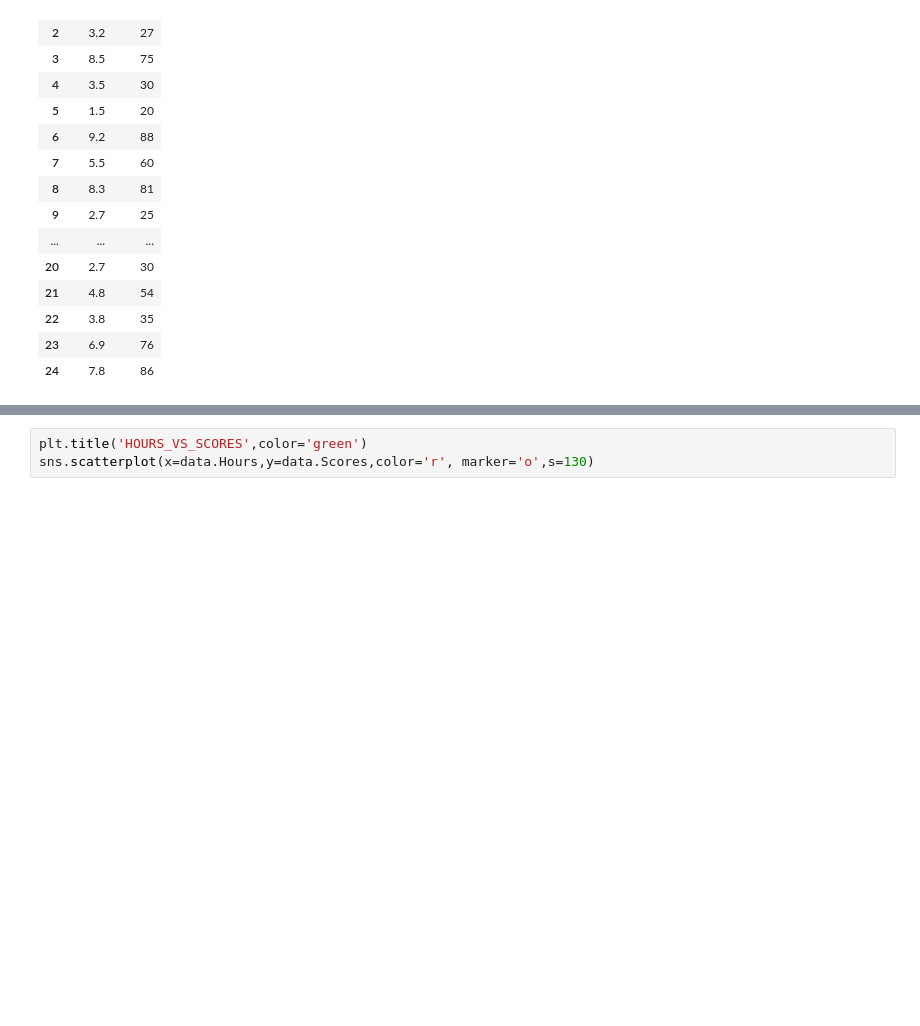
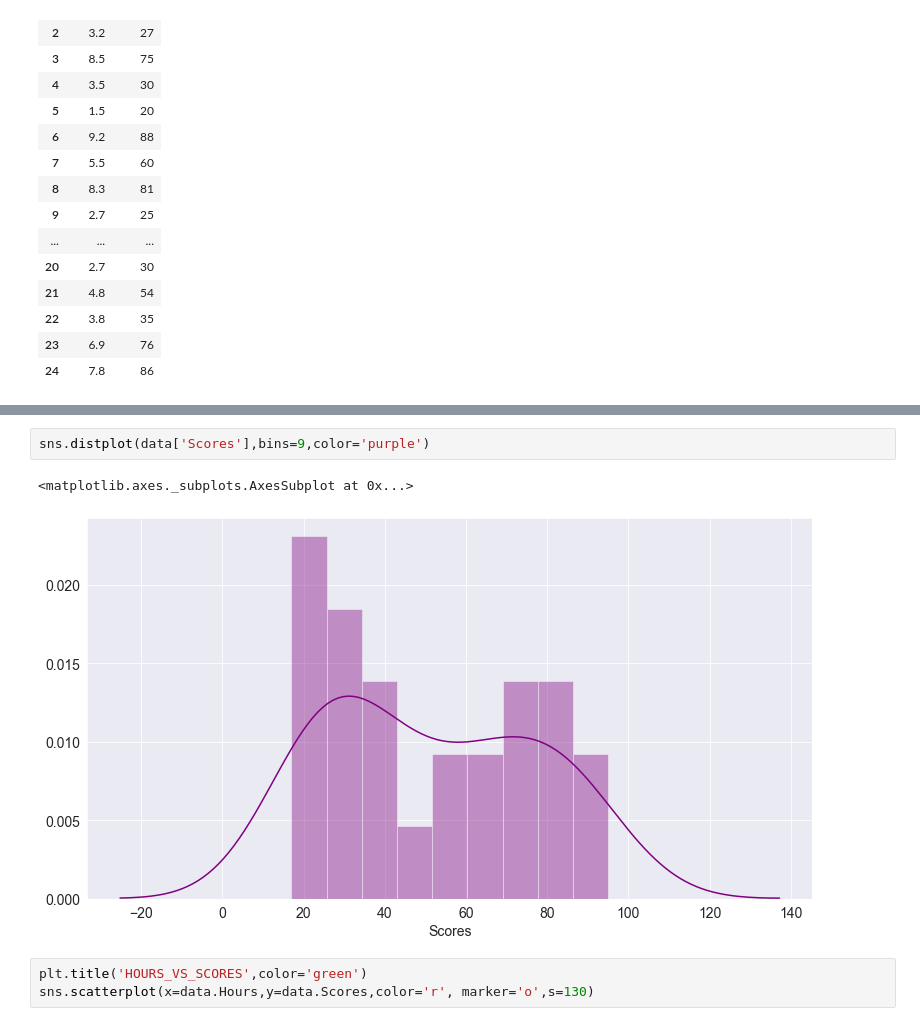
Before and after one commit to Arpan-tech-create/THE_SPARKS_FOUNDATION, a Jupyter notebook: Supervised ML Algo.ipynb, the cells around one changed output, grey strips where cells are left out. Saved outputs shown, nothing was run; the diff lists cells and outputs as text; blank space fills up the shorter version.

```diff
--- a/Supervised ML Algo.ipynb
+++ b/Supervised ML Algo.ipynb
@@ -44,3 +49,8 @@ data
+# %%
+sns.distplot(data['Scores'],bins=9,color='purple')
+# %% [output]
+<matplotlib.axes._subplots.AxesSubplot at 0x...>
+[figure, added]
 # %%
 plt.title('HOURS_VS_SCORES',color='green')
 sns.scatterplot(x=data.Hours,y=data.Scores,color='r', marker='o',s=130)
```
Also changed, not shown: parts of 2 cells of this notebook.
